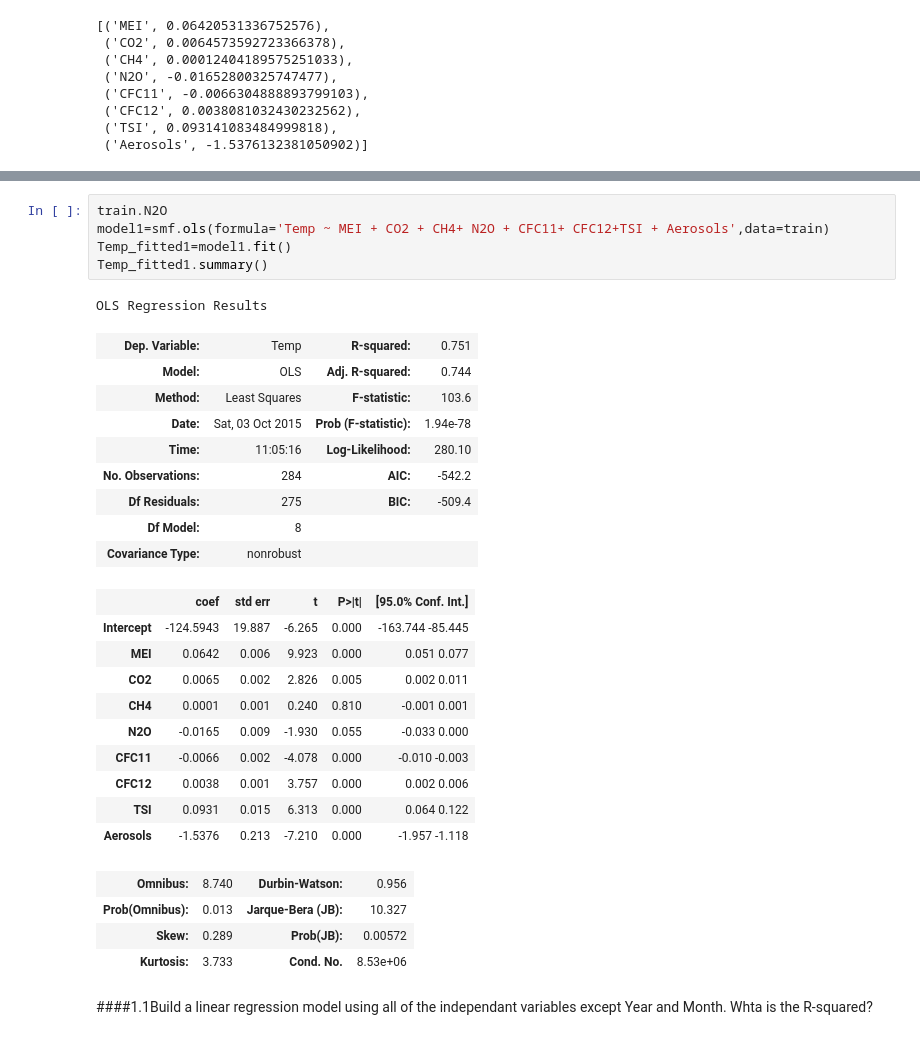
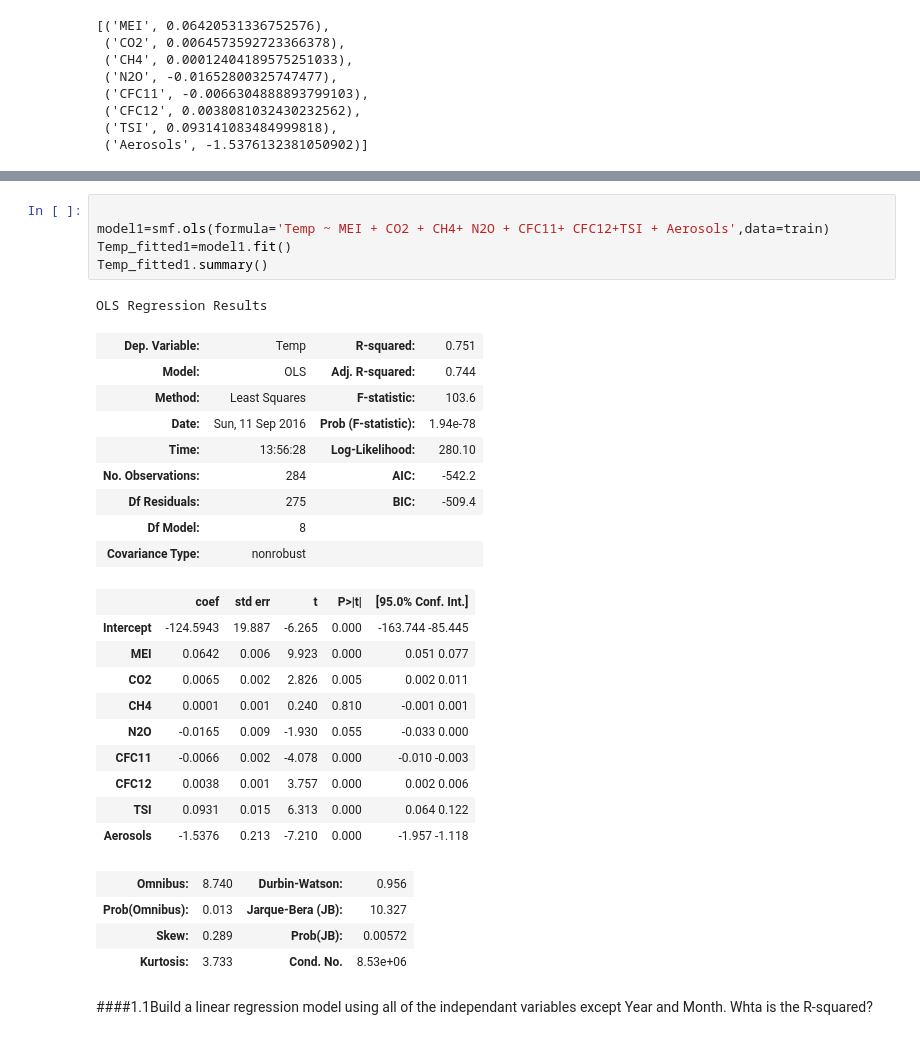
Before and after one commit to Priya70/Analytiq-Edge-in-Python, a Jupyter notebook: Week2/Climate_Change.ipynb, the cells around one changed output, grey strips where cells are left out. Saved outputs shown, nothing was run; the diff lists cells and outputs as text.

```diff
--- a/Week2/Climate_Change.ipynb
+++ b/Week2/Climate_Change.ipynb
@@ -116,15 +68,15 @@ shareimprove this answer
 # %%
-train.N2O
+
 model1=smf.ols(formula='Temp ~ MEI + CO2 + CH4+ N2O + CFC11+ CFC12+TSI + Aerosols',data=train)
 Temp_fitted1=model1.fit()
 Temp_fitted1.summary()
 # %% [output]
 OLS Regression Results
 | Dep. Variable: | Temp | R-squared: | 0.751 |
 | Model: | OLS | Adj. R-squared: | 0.744 |
 | Method: | Least Squares | F-statistic: | 103.6 |
-| Date: | Sat, 03 Oct 2015 | Prob (F-statistic): | 1.94e-78 |
-| Time: | 11:05:16 | Log-Likelihood: | 280.10 |
+| Date: | Sun, 11 Sep 2016 | Prob (F-statistic): | 1.94e-78 |
+| Time: | 13:56:28 | Log-Likelihood: | 280.10 |
 | No. Observations: | 284 | AIC: | -542.2 |
 | Df Residuals: | 275 | BIC: | -509.4 |
 | Df Model: | 8 |  |  |
```
Also changed, not shown: parts of 22 cells of this notebook.
